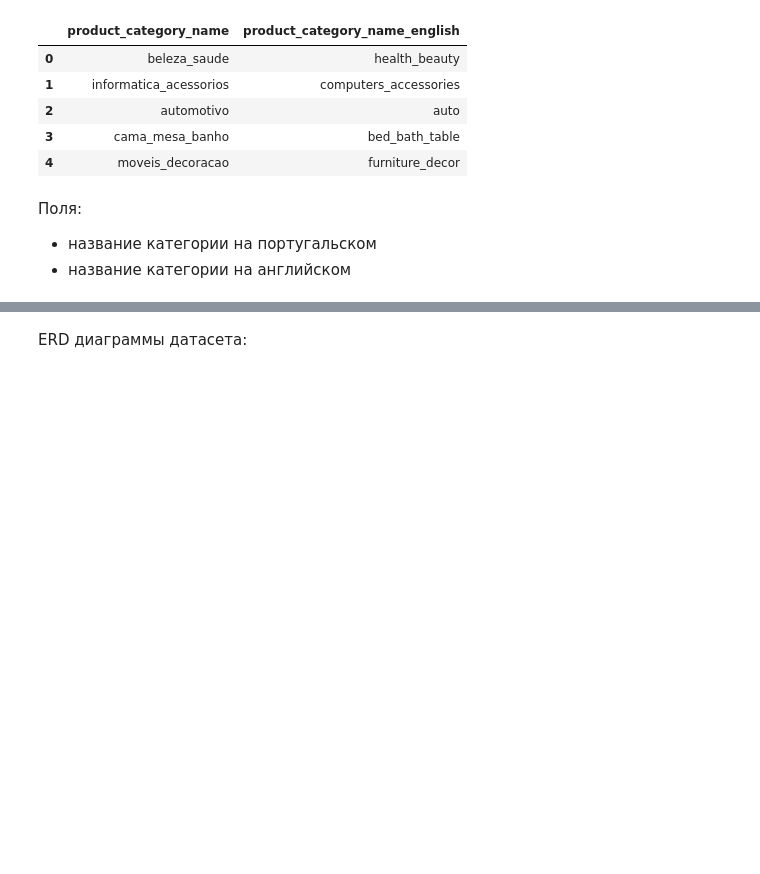
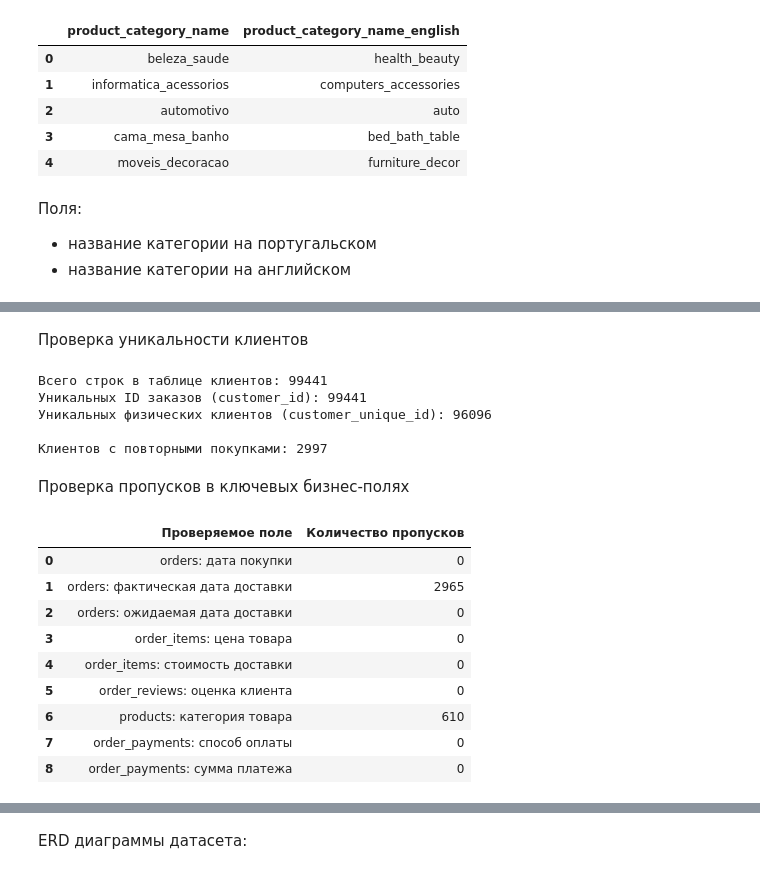
Before and after one commit to kasttix/olist-marketplace-analytics, a Jupyter notebook: notebooks/01_data_quality.ipynb, the cells around one changed output, grey strips where cells are left out. Drawn from its saved outputs; the diff is of its cells as text; code cells hidden in the pictures; blank space fills up the shorter version.

```diff
--- a/notebooks/01_data_quality.ipynb
+++ b/notebooks/01_data_quality.ipynb
@@ -170,0 +193,56 @@ category_translation.head()
+# %% [markdown]
+Проверка уникальности клиентов
+# %%
+print(f"Всего строк в таблице клиентов: {customers.shape[0]}")
+print(f"Уникальных ID заказов (customer_id): {customers['customer_id'].nunique()}")
+print(f"Уникальных физических клиентов (customer_unique_id): {customers['customer_unique_id'].nunique()}")
+
+# сколько клиентов совершали повторные покупки
+repeat_customers = customers['customer_unique_id'].value_counts()
+print(f"\nКлиентов с повторными покупками: {(repeat_customers > 1).sum()}")
+# %% [output]
+Всего строк в таблице клиентов: 99441
+Уникальных ID заказов (customer_id): 99441
+Уникальных физических клиентов (customer_unique_id): 96096
+
+Клиентов с повторными покупками: 2997
+# %% [markdown]
+Проверка пропусков в ключевых бизнес-полях
+# %%
+missing_checks = pd.DataFrame({
+    "Проверяемое поле": [
+        "orders: дата покупки",
+        "orders: фактическая дата доставки",
+        "orders: ожидаемая дата доставки",
+        "order_items: цена товара",
+        "order_items: стоимость доставки",
+        "order_reviews: оценка клиента",
+        "products: категория товара",
+        "order_payments: способ оплаты",
+        "order_payments: сумма платежа"
+    ],
+    "Количество пропусков": [
+        orders["order_purchase_timestamp"].isna().sum(),
+        orders["order_delivered_customer_date"].isna().sum(),
+        orders["order_estimated_delivery_date"].isna().sum(),
+        order_items["price"].isna().sum(),
+        order_items["freight_value"].isna().sum(),
+        order_reviews["review_score"].isna().sum(),
+        products["product_category_name"].isna().sum(),
+        order_payments["payment_type"].isna().sum(),
+        order_payments["payment_value"].isna().sum()
+    ]
+})
+
+missing_checks
+# %% [output]
+|  | Проверяемое поле | Количество пропусков |
+| 0 | orders: дата покупки | 0 |
+| 1 | orders: фактическая дата доставки | 2965 |
+| 2 | orders: ожидаемая дата доставки | 0 |
+| 3 | order_items: цена товара | 0 |
+| 4 | order_items: стоимость доставки | 0 |
+| 5 | order_reviews: оценка клиента | 0 |
+| 6 | products: категория товара | 610 |
+| 7 | order_payments: способ оплаты | 0 |
+| 8 | order_payments: сумма платежа | 0 |
```
Also changed, not shown: parts of 7 cells of this notebook, 10 other files.
